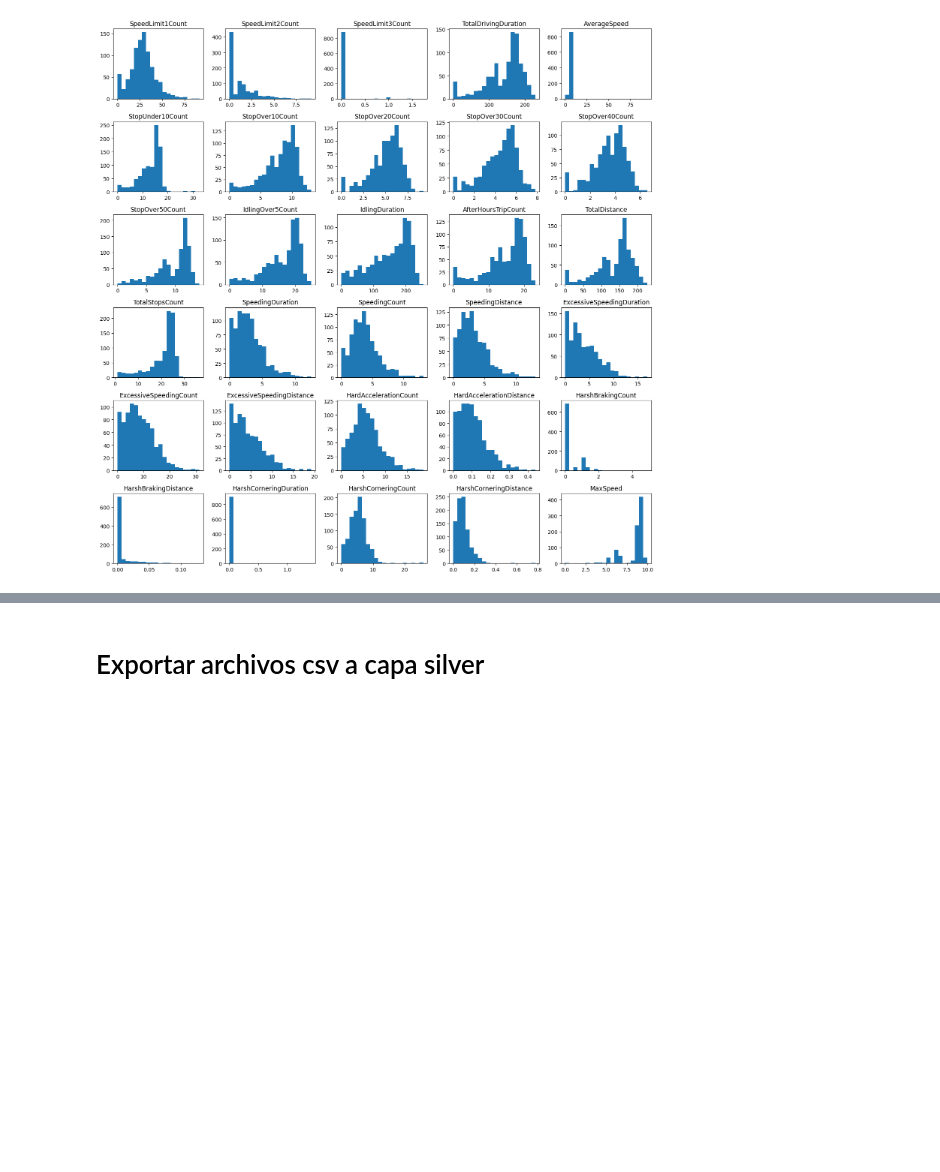
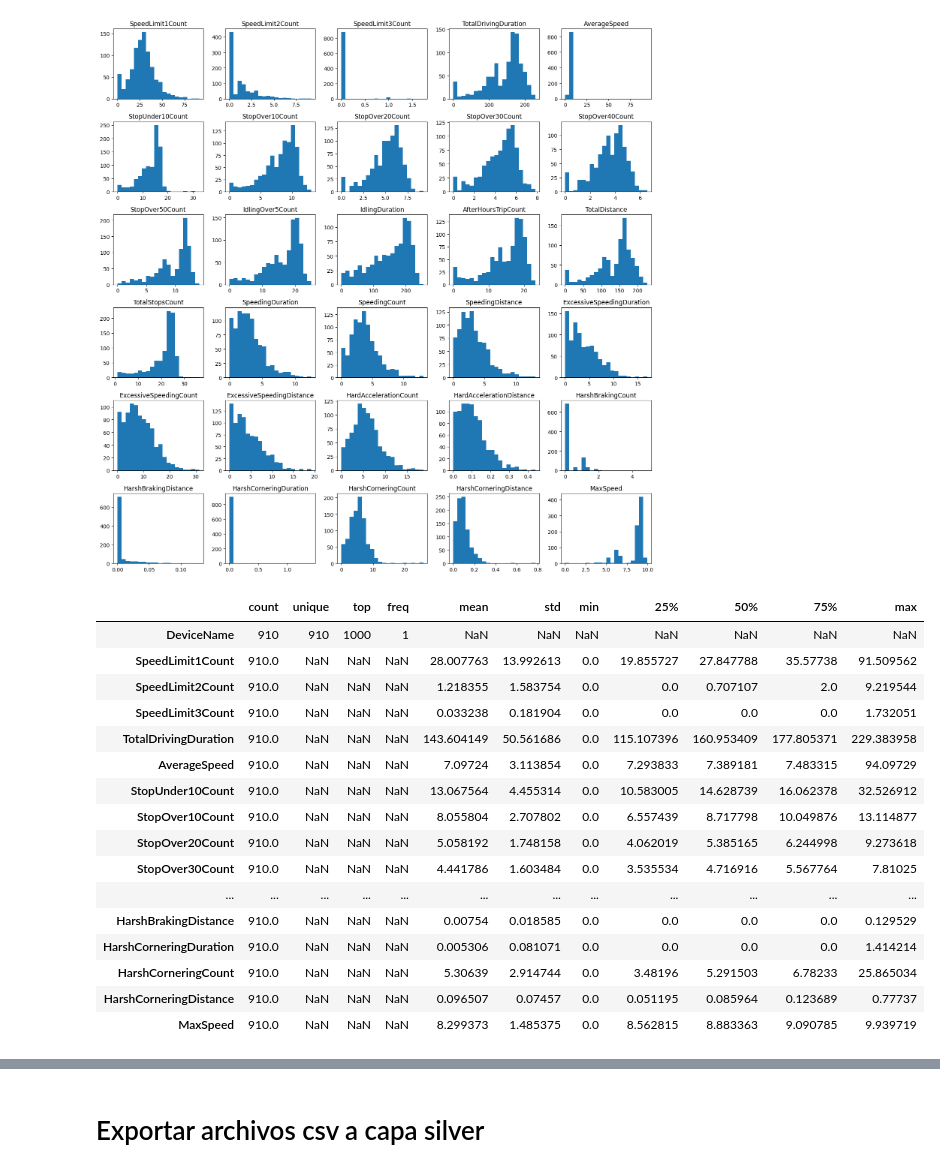
Before and after one commit to Nathalia-Prada/proyecto-integrador-equipo25, a Jupyter notebook: Avance1Equipo25/Avance1Equipo25.ipynb, the cells around one changed output, grey strips where cells are left out. Cells and saved outputs as stored; diff of their text form; code cells hidden in the pictures; blank space fills up the shorter version.

Commit message:
análsis descriptivo de tabla resumen safety

```diff
--- a/Avance1Equipo25/Avance1Equipo25.ipynb
+++ b/Avance1Equipo25/Avance1Equipo25.ipynb
@@ -1858,3 +2019,23 @@ plt.tight_layout()
 plt.show()
 # %% [output]
 [figure]
+# %%
+df_safety_summary_sqrt.describe(include='all').T
+# %% [output]
+|  | count | unique | top | freq | mean | std | min | 25% | 50% | 75% | max |
+| DeviceName | 910 | 910 | 1000 | 1 | NaN | NaN | NaN | NaN | NaN | NaN | NaN |
+| SpeedLimit1Count | 910.0 | NaN | NaN | NaN | 28.007763 | 13.992613 | 0.0 | 19.855727 | 27.847788 | 35.57738 | 91.509562 |
+| SpeedLimit2Count | 910.0 | NaN | NaN | NaN | 1.218355 | 1.583754 | 0.0 | 0.0 | 0.707107 | 2.0 | 9.219544 |
+| SpeedLimit3Count | 910.0 | NaN | NaN | NaN | 0.033238 | 0.181904 | 0.0 | 0.0 | 0.0 | 0.0 | 1.732051 |
+| TotalDrivingDuration | 910.0 | NaN | NaN | NaN | 143.604149 | 50.561686 | 0.0 | 115.107396 | 160.953409 | 177.805371 | 229.383958 |
+| AverageSpeed | 910.0 | NaN | NaN | NaN | 7.09724 | 3.113854 | 0.0 | 7.293833 | 7.389181 | 7.483315 | 94.09729 |
+| StopUnder10Count | 910.0 | NaN | NaN | NaN | 13.067564 | 4.455314 | 0.0 | 10.583005 | 14.628739 | 16.062378 | 32.526912 |
+| StopOver10Count | 910.0 | NaN | NaN | NaN | 8.055804 | 2.707802 | 0.0 | 6.557439 | 8.717798 | 10.049876 | 13.114877 |
+| StopOver20Count | 910.0 | NaN | NaN | NaN | 5.058192 | 1.748158 | 0.0 | 4.062019 | 5.385165 | 6.244998 | 9.273618 |
+| StopOver30Count | 910.0 | NaN | NaN | NaN | 4.441786 | 1.603484 | 0.0 | 3.535534 | 4.716916 | 5.567764 | 7.81025 |
+| ... | ... | ... | ... | ... | ... | ... | ... | ... | ... | ... | ... |
+| HarshBrakingDistance | 910.0 | NaN | NaN | NaN | 0.00754 | 0.018585 | 0.0 | 0.0 | 0.0 | 0.0 | 0.129529 |
+| HarshCorneringDuration | 910.0 | NaN | NaN | NaN | 0.005306 | 0.081071 | 0.0 | 0.0 | 0.0 | 0.0 | 1.414214 |
+| HarshCorneringCount | 910.0 | NaN | NaN | NaN | 5.30639 | 2.914744 | 0.0 | 3.48196 | 5.291503 | 6.78233 | 25.865034 |
+| HarshCorneringDistance | 910.0 | NaN | NaN | NaN | 0.096507 | 0.07457 | 0.0 | 0.051195 | 0.085964 | 0.123689 | 0.77737 |
+| MaxSpeed | 910.0 | NaN | NaN | NaN | 8.299373 | 1.485375 | 0.0 | 8.562815 | 8.883363 | 9.090785 | 9.939719 |
```
Also changed, not shown: parts of 19 cells of this notebook.
